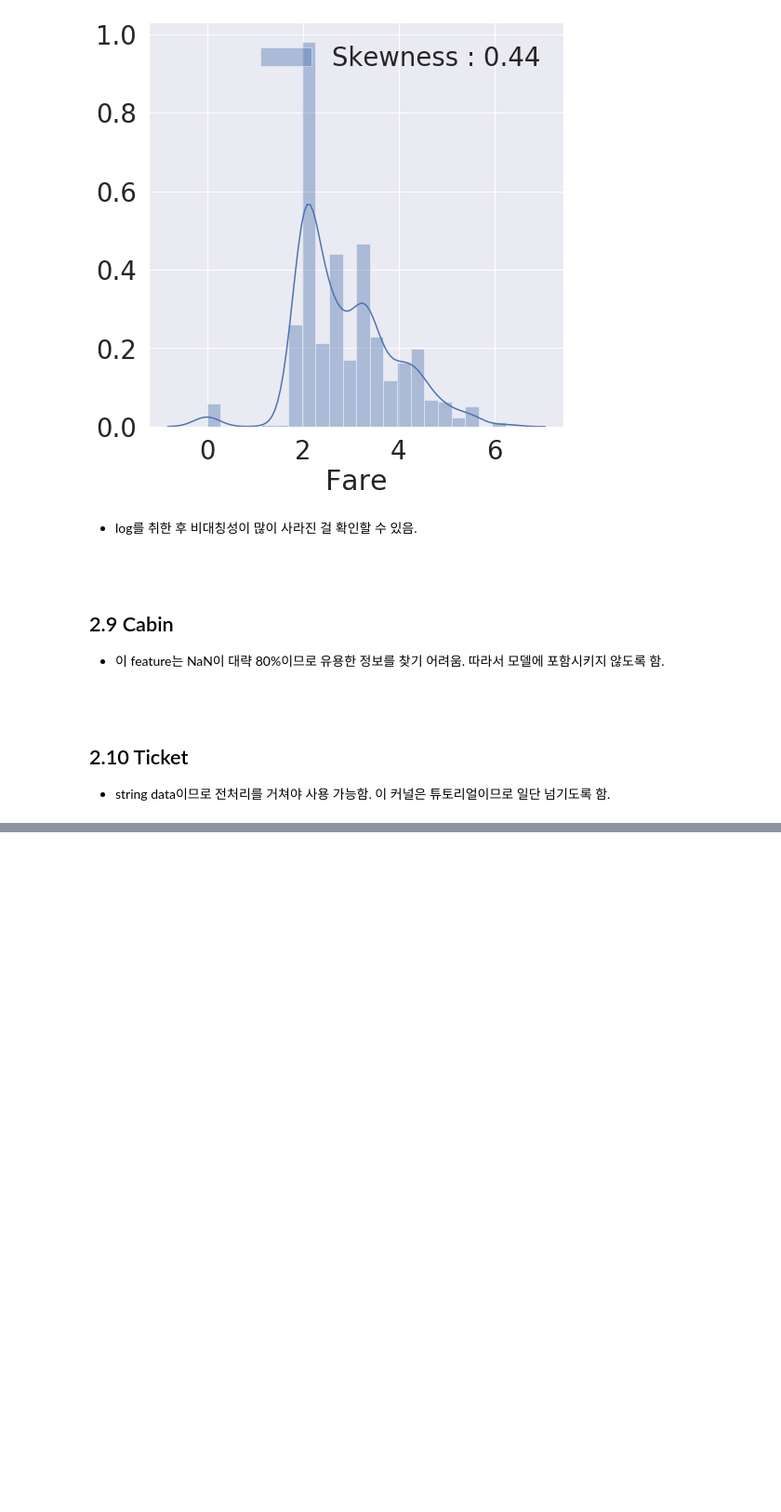
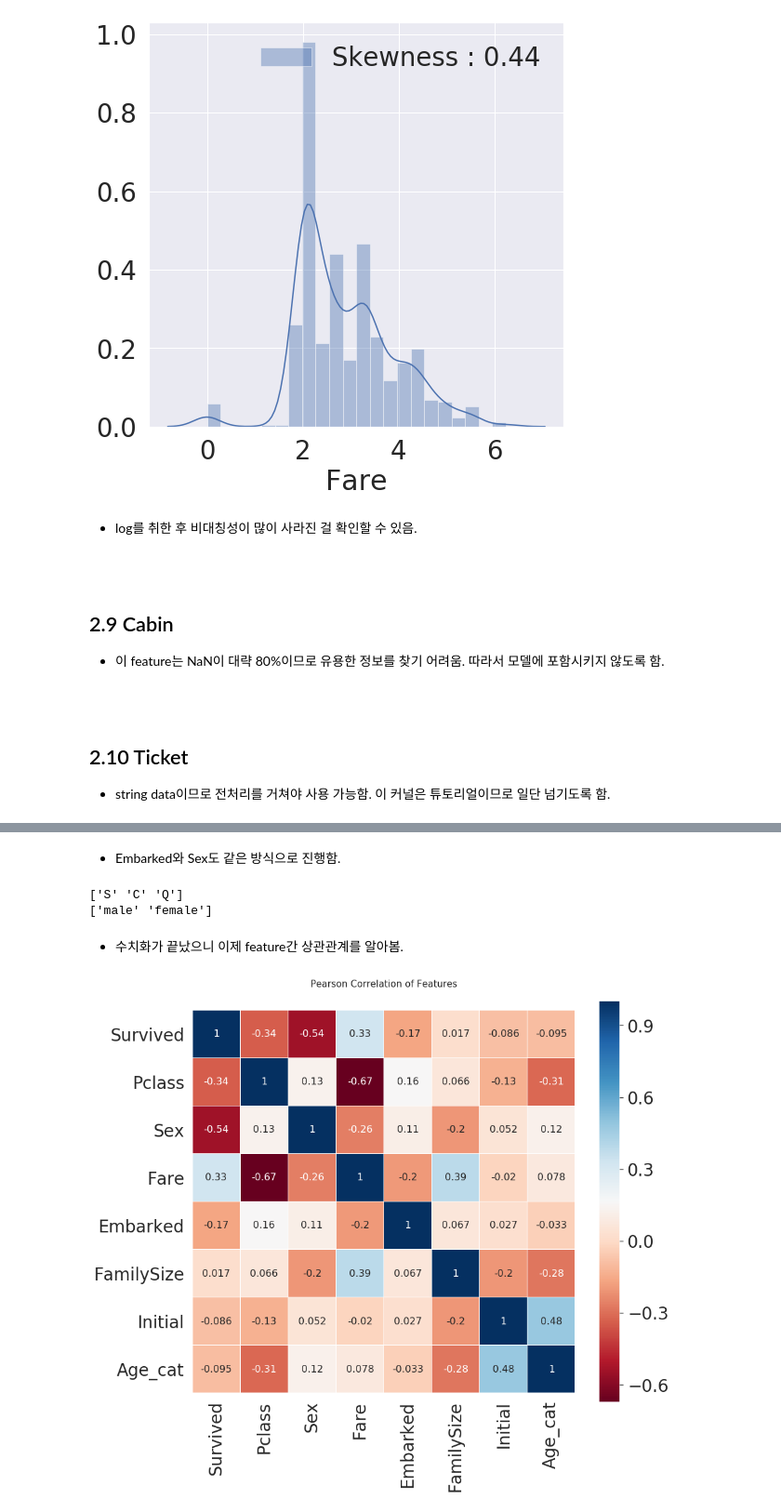
Before and after one commit to bluewood-truth/KaggleStudy, a Jupyter notebook: Binary classification/1st level_Titanic/Titanic01.ipynb, the cells around one changed output, grey strips where cells are left out. Shown at 93% size. Saved outputs shown, nothing was run; the diff lists cells and outputs as text; code cells hidden in the pictures; blank space fills up the shorter version.

```diff
--- a/Binary classification/1st level_Titanic/Titanic01.ipynb
+++ b/Binary classification/1st level_Titanic/Titanic01.ipynb
@@ -493,0 +561,12 @@ Name: Ticket, Length: 681, dtype: int64
+# %%
+df_train.loc[(df_train['Age'].isnull()) & (df_train['Initial']=='Master'),'Age'] = 5
+df_train.loc[(df_train['Age'].isnull()) & (df_train['Initial']=='Miss'),'Age'] = 22
+df_train.loc[(df_train['Age'].isnull()) & (df_train['Initial']=='Mr'),'Age'] = 33
+df_train.loc[(df_train['Age'].isnull()) & (df_train['Initial']=='Mrs'),'Age'] = 36
+df_train.loc[(df_train['Age'].isnull()) & (df_train['Initial']=='Other'),'Age'] = 46
+
+df_test.loc[(df_test['Age'].isnull()) & (df_test['Initial']=='Master'),'Age'] = 5
+df_test.loc[(df_test['Age'].isnull()) & (df_test['Initial']=='Miss'),'Age'] = 22
+df_test.loc[(df_test['Age'].isnull()) & (df_test['Initial']=='Mr'),'Age'] = 33
+df_test.loc[(df_test['Age'].isnull()) & (df_test['Initial']=='Mrs'),'Age'] = 36
+df_test.loc[(df_test['Age'].isnull()) & (df_test['Initial']=='Other'),'Age'] = 46
@@ -493,0 +584,2 @@ Name: Ticket, Length: 681, dtype: int64
+# %%
+df_train['Embarked'].fillna('S',inplace=True)
@@ -493,0 +619,35 @@ Name: Ticket, Length: 681, dtype: int64
+# %%
+title = {'Master':0, 'Miss':1, 'Mr':2, 'Mrs':3, 'Other':4}
+df_train['Initial'] = df_train['Initial'].map(title)
+df_test['Initial'] = df_test['Initial'].map(title)
+# %% [markdown]
+* Embarked와 Sex도 같은 방식으로 진행함.
+# %%
+print(df_train['Embarked'].unique())
+print(df_train['Sex'].unique())
+# %% [output]
+['S' 'C' 'Q']
+['male' 'female']
+# %%
+embarked = {'C':0, 'Q':1, 'S':2}
+sex = {'female':0, 'male':1}
+
+df_train['Embarked'] = df_train['Embarked'].map(embarked)
+df_test['Embarked'] = df_test['Embarked'].map(embarked)
+
+df_train['Sex'] = df_train['Sex'].map(sex)
+df_test['Sex'] = df_test['Sex'].map(sex)
+# %% [markdown]
+* 수치화가 끝났으니 이제 feature간 상관관계를 알아봄.
+# %%
+tmp = df_train[['Survived', 'Pclass', 'Sex', 'Fare', 'Embarked', 'FamilySize', 'Initial', 'Age_cat']]
+
+colormap = plt.cm.RdBu
+plt.figure(figsize=(14,12))
+plt.title('Pearson Correlation of Features', y=1.05, size=15)
+sns.heatmap(tmp.astype(float).corr(), linewidths=.1, vmax=1.0, square=True,
+            cmap=colormap, linecolor='white', annot=True, annot_kws={'size':16})
+
+del tmp
+# %% [output]
+[figure, added]
```
Also changed, not shown: parts of 22 cells of this notebook.
